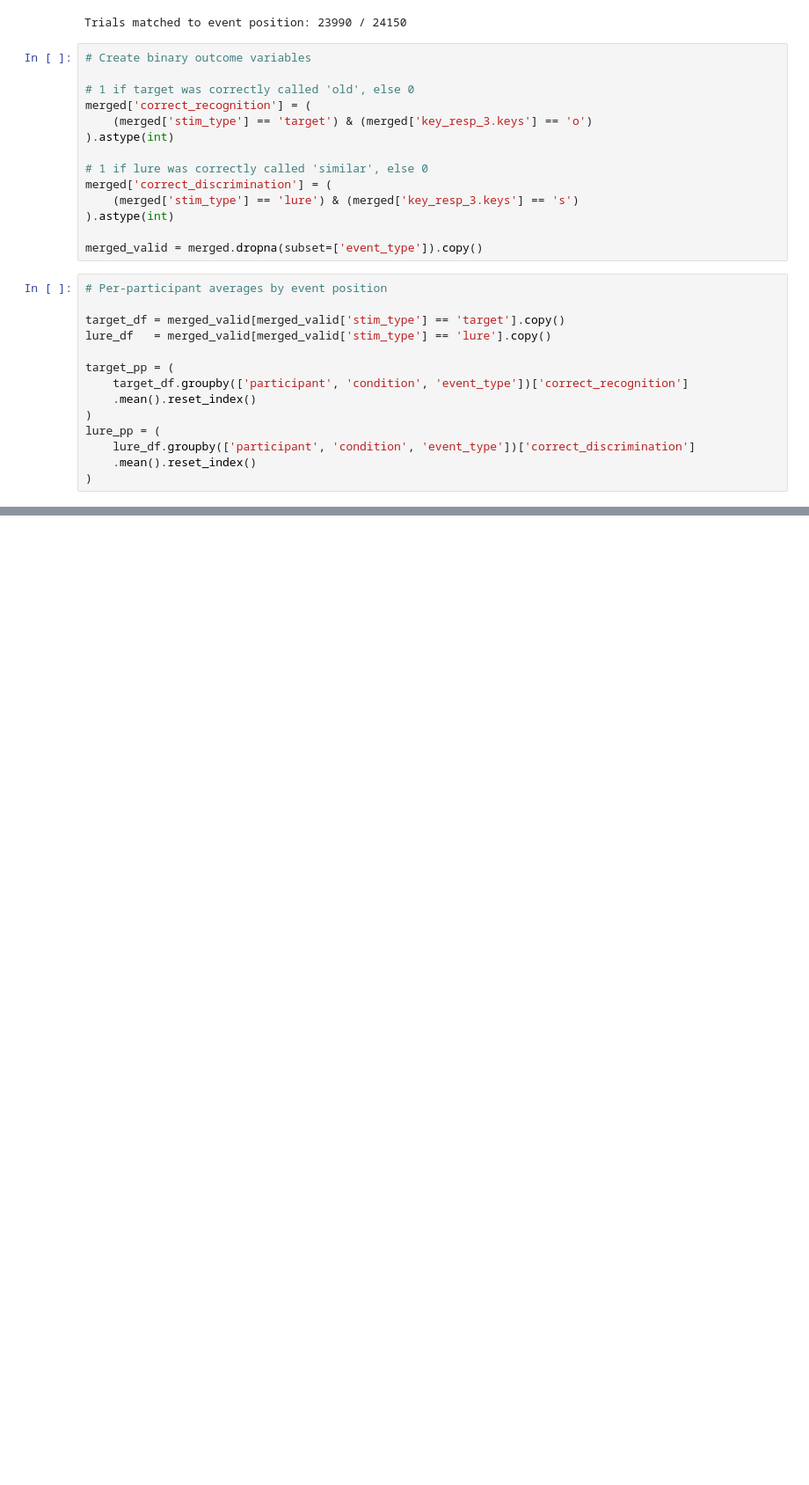
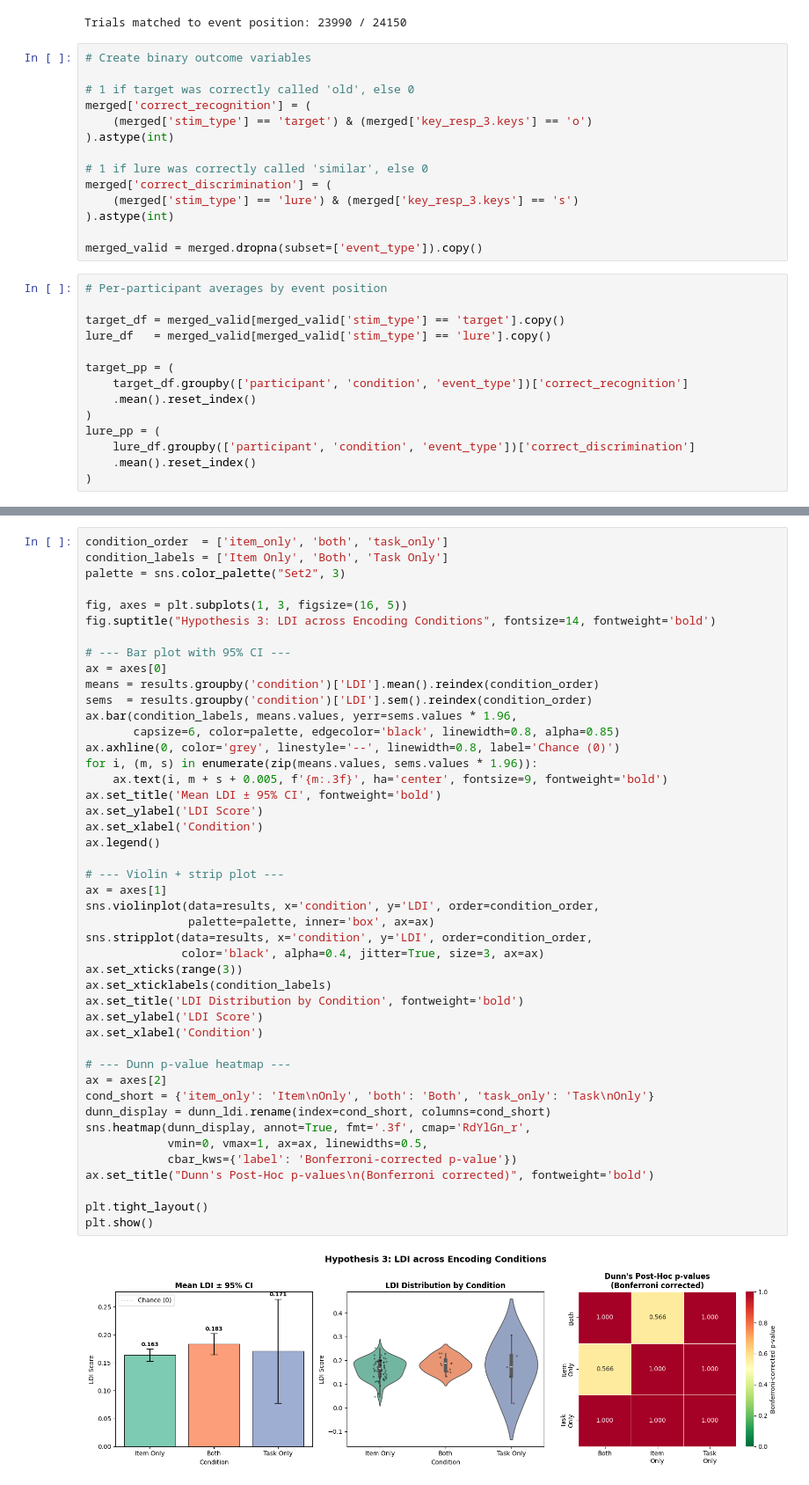
Before and after one commit to Navdha1801/BRSM_project_phase1, a Jupyter notebook: code.ipynb, the cells around one changed output, grey strips where cells are left out. Shown at 88% size. Saved outputs shown, nothing was run; the diff lists cells and outputs as text; blank space fills up the shorter version.

Commit message:
added hypothesis 3

```diff
--- a/code.ipynb
+++ b/code.ipynb
@@ -1314,0 +1385,47 @@ Participants show solid above-chance recognition (~65%) and lure discrimination
+# %%
+condition_order  = ['item_only', 'both', 'task_only']
+condition_labels = ['Item Only', 'Both', 'Task Only']
+palette = sns.color_palette("Set2", 3)
+
+fig, axes = plt.subplots(1, 3, figsize=(16, 5))
+fig.suptitle("Hypothesis 3: LDI across Encoding Conditions", fontsize=14, fontweight='bold')
+
+# --- Bar plot with 95% CI ---
+ax = axes[0]
+means = results.groupby('condition')['LDI'].mean().reindex(condition_order)
+sems  = results.groupby('condition')['LDI'].sem().reindex(condition_order)
+ax.bar(condition_labels, means.values, yerr=sems.values * 1.96,
+       capsize=6, color=palette, edgecolor='black', linewidth=0.8, alpha=0.85)
+ax.axhline(0, color='grey', linestyle='--', linewidth=0.8, label='Chance (0)')
+for i, (m, s) in enumerate(zip(means.values, sems.values * 1.96)):
+    ax.text(i, m + s + 0.005, f'{m:.3f}', ha='center', fontsize=9, fontweight='bold')
+ax.set_title('Mean LDI ± 95% CI', fontweight='bold')
+ax.set_ylabel('LDI Score')
+ax.set_xlabel('Condition')
+ax.legend()
+
+# --- Violin + strip plot ---
+ax = axes[1]
+sns.violinplot(data=results, x='condition', y='LDI', order=condition_order,
+               palette=palette, inner='box', ax=ax)
+sns.stripplot(data=results, x='condition', y='LDI', order=condition_order,
+              color='black', alpha=0.4, jitter=True, size=3, ax=ax)
+ax.set_xticks(range(3))
+ax.set_xticklabels(condition_labels)
+ax.set_title('LDI Distribution by Condition', fontweight='bold')
+ax.set_ylabel('LDI Score')
+ax.set_xlabel('Condition')
+
+# --- Dunn p-value heatmap ---
+ax = axes[2]
+cond_short = {'item_only': 'Item\nOnly', 'both': 'Both', 'task_only': 'Task\nOnly'}
+dunn_display = dunn_ldi.rename(index=cond_short, columns=cond_short)
+sns.heatmap(dunn_display, annot=True, fmt='.3f', cmap='RdYlGn_r',
+            vmin=0, vmax=1, ax=ax, linewidths=0.5,
+            cbar_kws={'label': 'Bonferroni-corrected p-value'})
+ax.set_title("Dunn's Post-Hoc p-values\n(Bonferroni corrected)", fontweight='bold')
+
+plt.tight_layout()
+plt.show()
+# %% [output]
+[figure, added]
```
Also changed, not shown: parts of 23 cells of this notebook.
